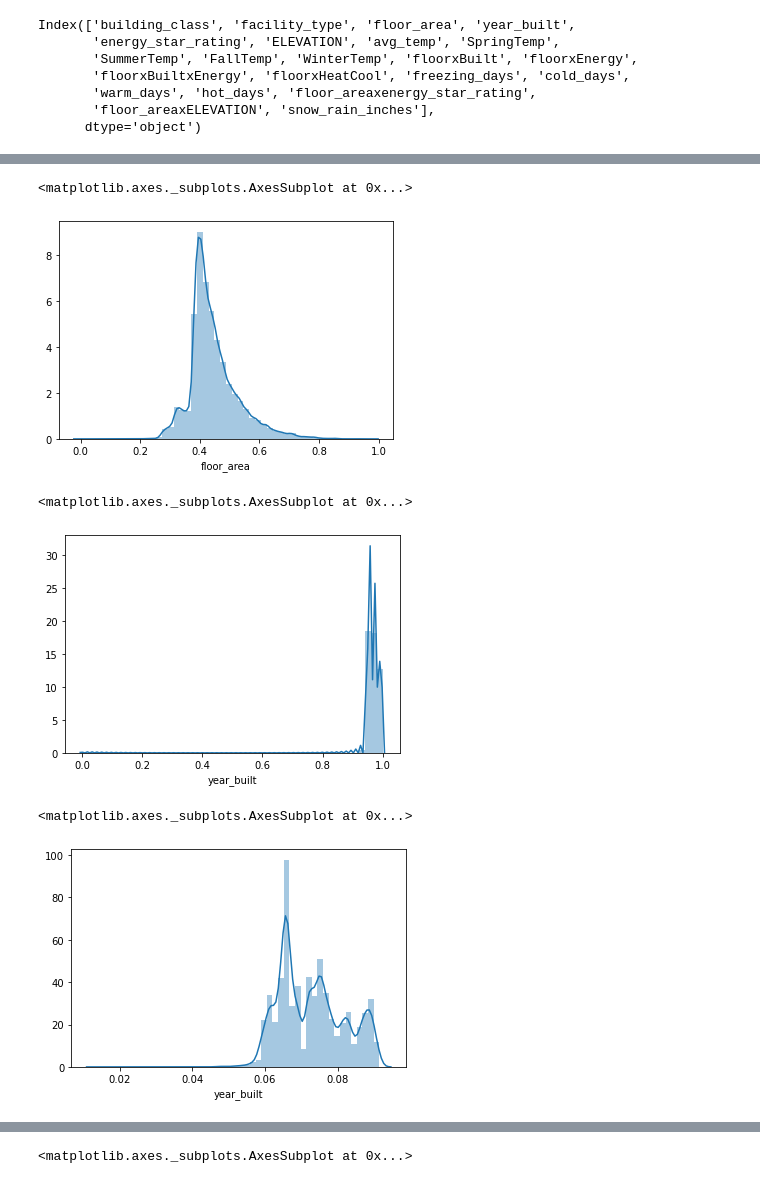
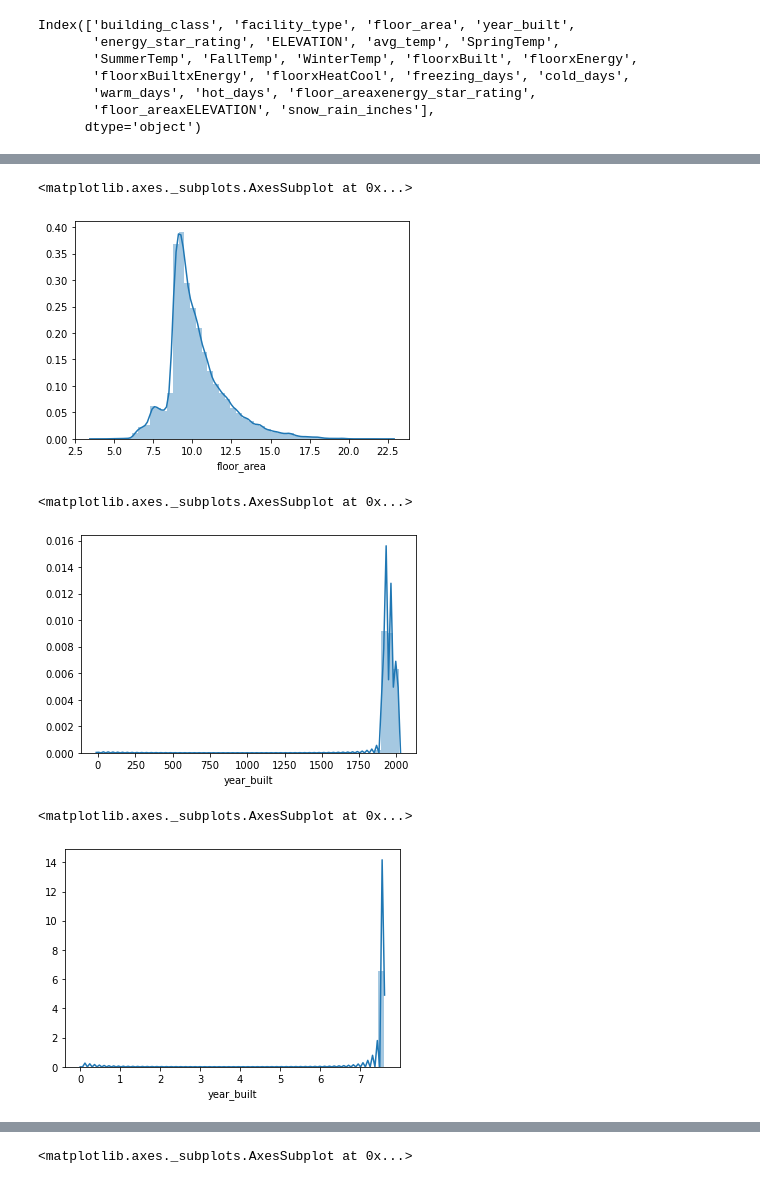
Before and after one commit to aishcn/Predicting-Building-Energy-Consumption, a Jupyter notebook: Anjali/Code.ipynb, the cells around one changed output, grey strips where cells are left out. Drawn from its saved outputs; the diff is of its cells as text; code cells hidden in the pictures.

```diff
--- a/Anjali/Code.ipynb
+++ b/Anjali/Code.ipynb
@@ -230,9 +231,10 @@ df['site_eui'].isnull().sum()
 # %%
 df = df.dropna(axis = 0)
 # %%
-for col in df.iloc[:,:-1]:
+numeric = []
+for col in df.columns:
     if df[col].dtype != 'object':
-        df[col] = (df[col]- df[col].min())/(df[col].max()-df[col].min())
+        numeric.append(col)
 # %%
 enc = OrdinalEncoder()
 
@@ -318,19 +320,19 @@ X_test.floor_area = (X_test.floor_area)**(1/5)
 sns.distplot(X_train.floor_area)
 # %% [output]
 <matplotlib.axes._subplots.AxesSubplot at 0x...>
-[figure, old version]
+[figure, new version]
 # %%
 sns.distplot(X_train.year_built)
 # %% [output]
 <matplotlib.axes._subplots.AxesSubplot at 0x...>
-[figure, old version]
+[figure, new version]
 # %%
-X_train.year_built = (0.45-X_train.year_built)**(4)
-X_test.year_built = (0.45-X_test.year_built)**(4)
+X_train.year_built = np.log(X_train.year_built+1)
+X_test.year_built = np.log(X_test.year_built+1)
 sns.distplot(X_train.year_built)
 # %% [output]
 <matplotlib.axes._subplots.AxesSubplot at 0x...>
-[figure, old version]
+[figure, new version]
 # %%
 sns.distplot(X_train.energy_star_rating)
 # %% [output]
```
Also changed, not shown: parts of 51 cells of this notebook, 1 other file.
